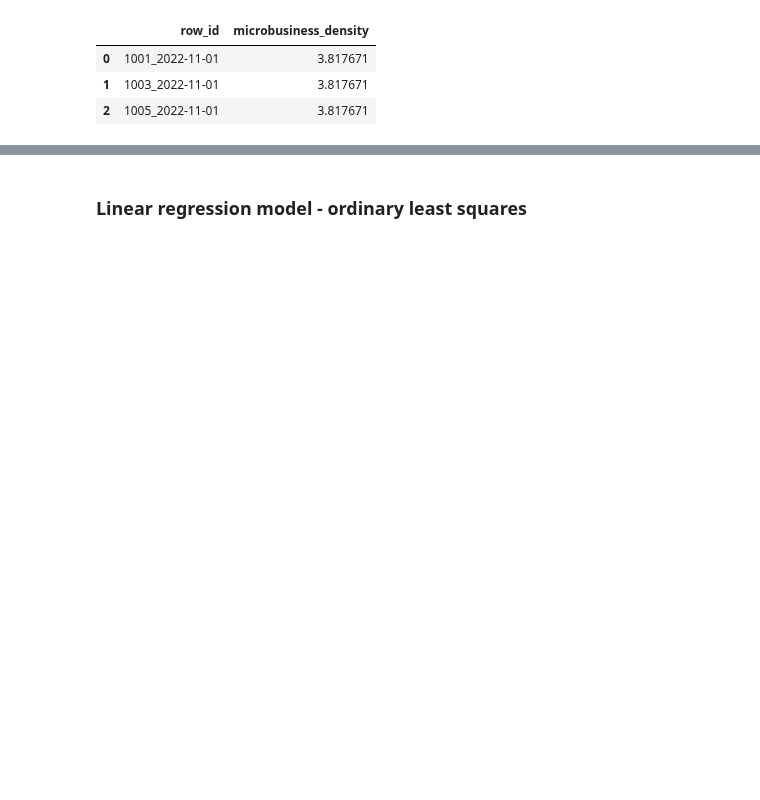
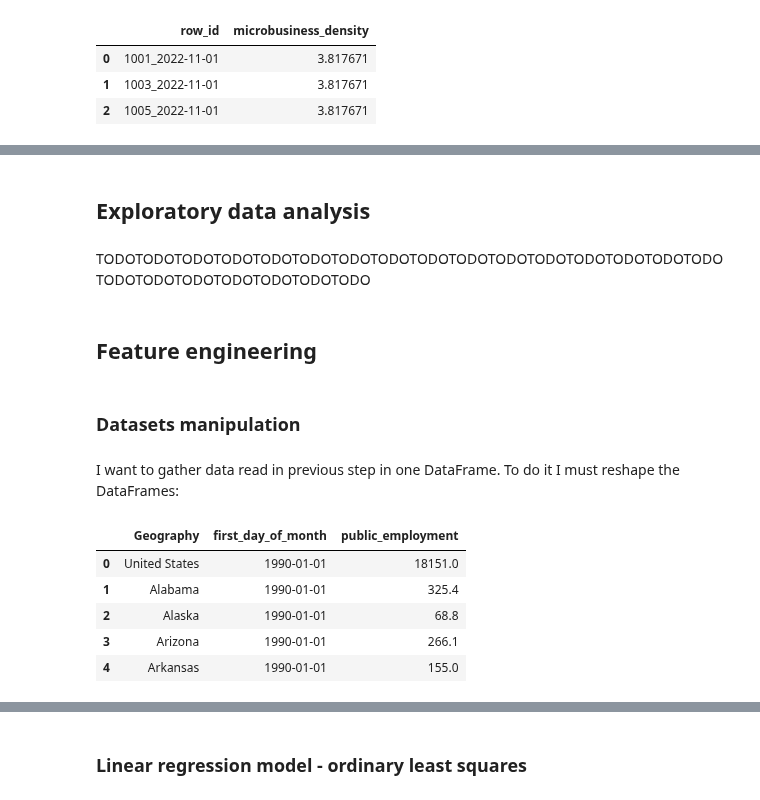
Before and after one commit to vroobelle93/03_GoDaddy, a Jupyter notebook: godaddy1.ipynb, the cells around one changed output, grey strips where cells are left out. Drawn from its saved outputs; the diff is of its cells as text; code cells hidden in the pictures; blank space fills up the shorter version.

```diff
--- a/godaddy1.ipynb
+++ b/godaddy1.ipynb
@@ -64,0 +89,28 @@ sample_submission.head(3)
+# %% [markdown]
+## Exploratory data analysis
+# %% [markdown]
+TODOTODOTODOTODOTODOTODOTODOTODOTODOTODOTODOTODOTODOTODOTODOTODOTODOTODOTODOTODOTODOTODOTODO
+# %% [markdown]
+## Feature engineering
+# %% [markdown]
+### Datasets manipulation
+# %% [markdown]
+I want to gather data read in previous step in one DataFrame. To do it I must reshape the DataFrames:
+# %%
+# Reshape datasets
+manufacturing_employment_data_reshaped = manufacturing_employment_data.melt(id_vars=['Geography'], var_name='first_day_of_month',  value_name='manufacturing_employment')
+private_employment_data_reshaped = private_employment_data.melt(id_vars=['Geography'], var_name='first_day_of_month',  value_name='private_employment')
+public_employment_data_reshaped = public_employment_data.melt(id_vars=['Geography'], var_name='first_day_of_month',  value_name='public_employment')
+retail_employment_data_reshaped = retail_employment_data.melt(id_vars=['Geography'], var_name='first_day_of_month',  value_name='retail_employment')
+total_employment_data_reshaped = total_employment_data.melt(id_vars=['Geography'], var_name='first_day_of_month',  value_name='total_employment')
+unemployment_rate_data_reshaped = unemployment_rate_data.melt(id_vars=['Geography'], var_name='first_day_of_month',  value_name='unemployment_rate')
+
+# Sample head
+public_employment_data_reshaped.head()
+# %% [output]
+|  | Geography | first_day_of_month | public_employment |
+| 0 | United States | 1990-01-01 | 18151.0 |
+| 1 | Alabama | 1990-01-01 | 325.4 |
+| 2 | Alaska | 1990-01-01 | 68.8 |
+| 3 | Arizona | 1990-01-01 | 266.1 |
+| 4 | Arkansas | 1990-01-01 | 155.0 |
```
Also changed, not shown: parts of 29 cells of this notebook, 2 other files.
